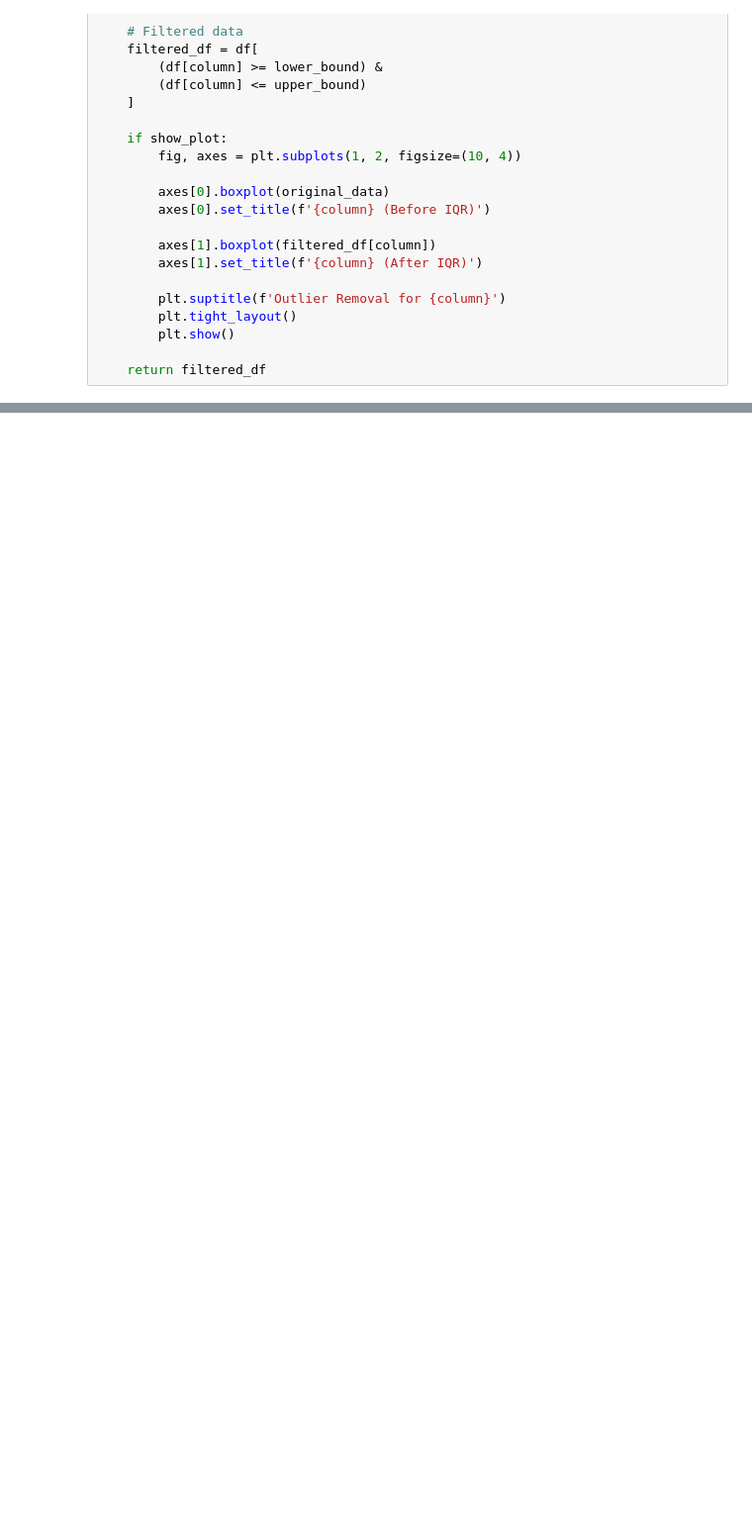
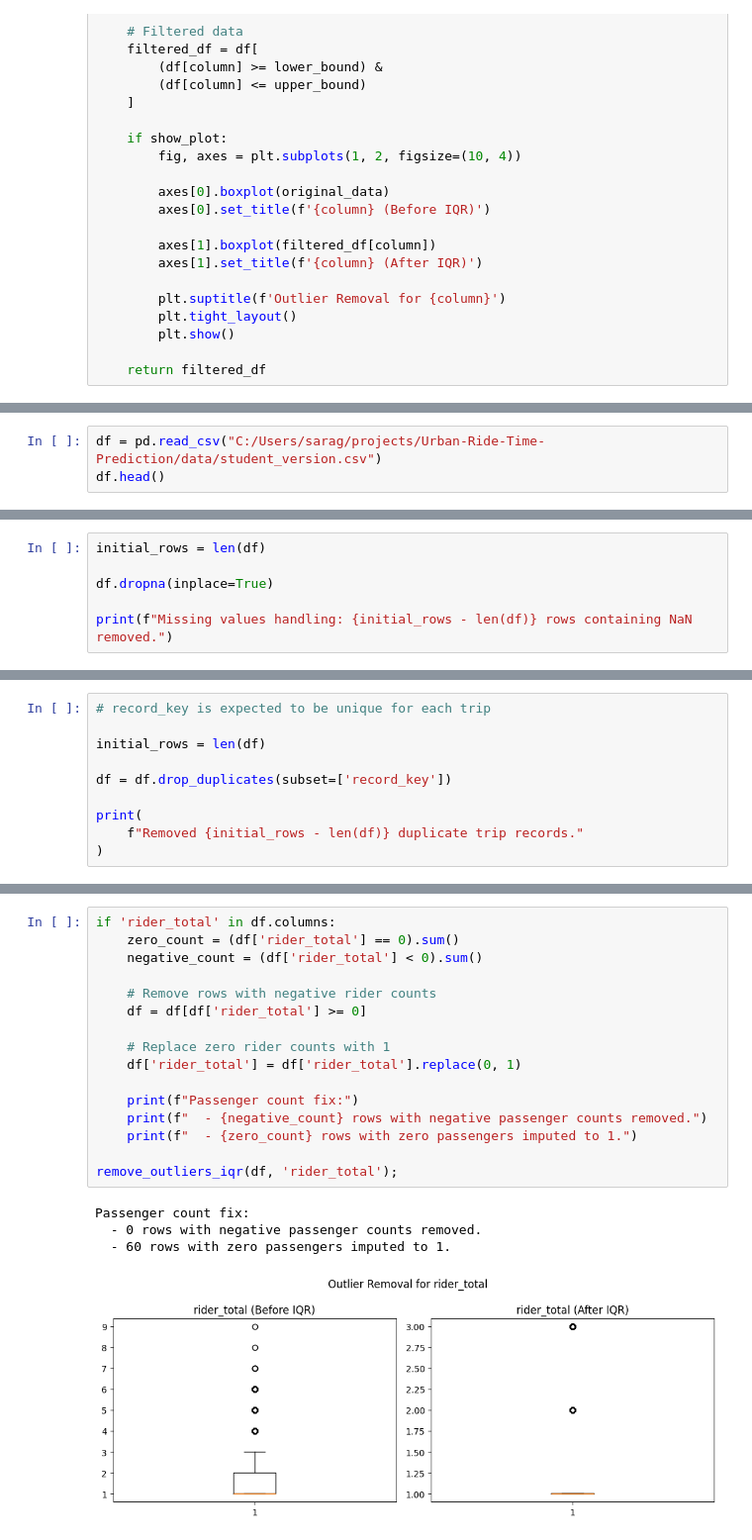
Before and after one commit to saraghafoury/Urban-Ride-Time-Prediction, a Jupyter notebook: notrbook/Data_Cleaning.ipynb, the cells around one changed output, grey strips where cells are left out. Shown at 99% size. Cells and saved outputs as stored; diff of their text form; blank space fills up the shorter version.

```diff
--- a/notrbook/Data_Cleaning.ipynb
+++ b/notrbook/Data_Cleaning.ipynb
@@ -47,0 +50,3 @@ def remove_outliers_iqr(df, column, show_plot=True):
+# %%
+df = pd.read_csv("C:/Users/sarag/projects/Urban-Ride-Time-Prediction/data/student_version.csv")
+df.head()
@@ -47,0 +63,6 @@ def remove_outliers_iqr(df, column, show_plot=True):
+# %%
+initial_rows = len(df)
+
+df.dropna(inplace=True)
+
+print(f"Missing values handling: {initial_rows - len(df)} rows containing NaN removed.")
@@ -47,0 +76,10 @@ def remove_outliers_iqr(df, column, show_plot=True):
+# %%
+# record_key is expected to be unique for each trip
+
+initial_rows = len(df)
+
+df = df.drop_duplicates(subset=['record_key'])
+
+print(
+    f"Removed {initial_rows - len(df)} duplicate trip records."
+)
@@ -47,0 +91,21 @@ def remove_outliers_iqr(df, column, show_plot=True):
+# %%
+if 'rider_total' in df.columns:
+    zero_count = (df['rider_total'] == 0).sum()
+    negative_count = (df['rider_total'] < 0).sum()
+
+    # Remove rows with negative rider counts
+    df = df[df['rider_total'] >= 0]
+
+    # Replace zero rider counts with 1
+    df['rider_total'] = df['rider_total'].replace(0, 1)
+
+    print(f"Passenger count fix:")
+    print(f"  - {negative_count} rows with negative passenger counts removed.")
+    print(f"  - {zero_count} rows with zero passengers imputed to 1.")
+
+remove_outliers_iqr(df, 'rider_total');
+# %% [output]
+Passenger count fix:
+  - 0 rows with negative passenger counts removed.
+  - 60 rows with zero passengers imputed to 1.
+[figure, added]
```
Also changed, not shown: parts of 10 cells of this notebook.
